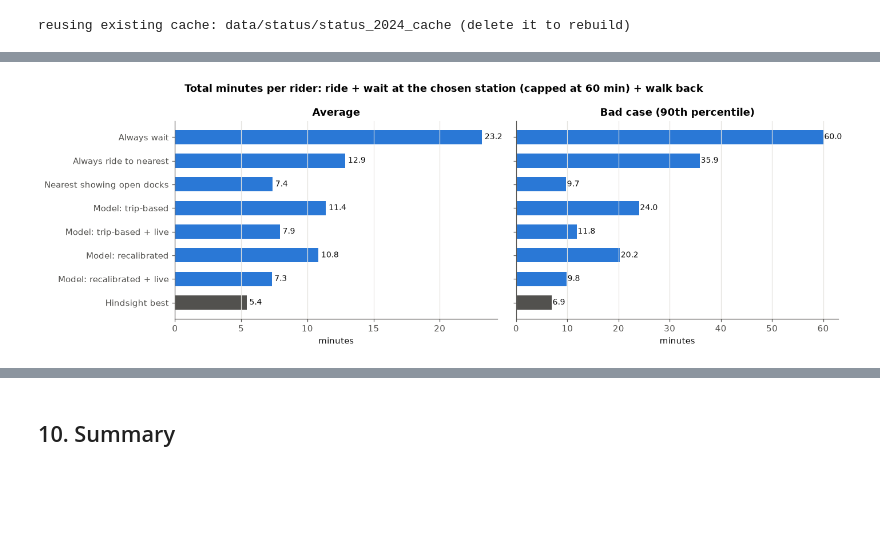
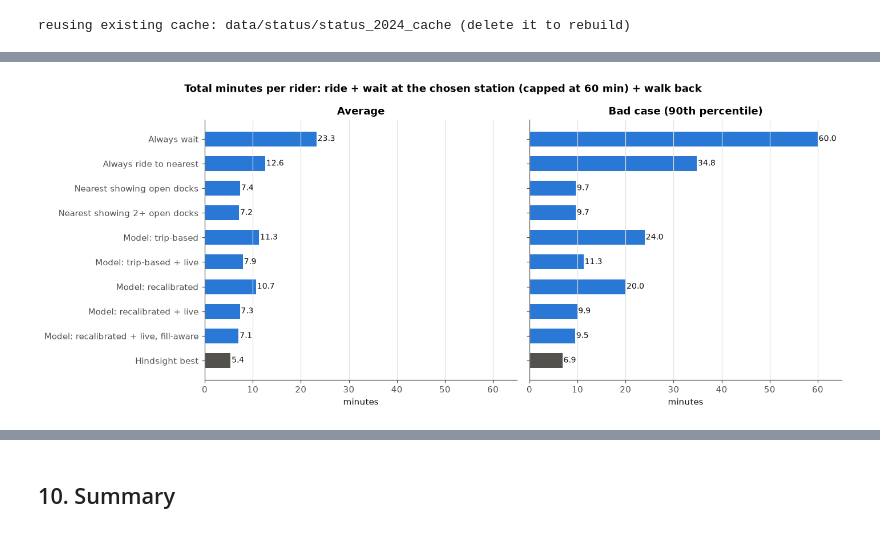
Before and after one commit to mzhou3299/citibike-demand-analysis-2024, a Jupyter notebook: Decision_model.ipynb, the cells around one changed output, grey strips where cells are left out. Cells and saved outputs as stored; diff of their text form; code cells hidden in the pictures; blank space fills up the shorter version.

```diff
--- a/Decision_model.ipynb
+++ b/Decision_model.ipynb
@@ -442,6 +462,8 @@ departures in train: 30,845,536   in test: 13,327,479
 YEAR_START = pd.Timestamp("2024-01-01")
 KEY_SCALE = 1_000_000
 
+# Keep the same NYC station population as the rate model.
+departure_times = departure_times[departure_times.isin(stations)]
 dep_station = pd.Categorical(departure_times.to_numpy(), categories=stations).codes.astype(np.int64)
 assert (dep_station >= 0).all(), "every departure should belong to a known station"
 dep_min = ((departure_times.index - YEAR_START) / pd.Timedelta(minutes=1)).to_numpy()
@@ -1299,10 +1430,12 @@ POLICIES = [
     "Always wait",
     "Always ride to nearest",
     "Nearest showing open docks",
+    "Nearest showing 2+ open docks",
     "Model: trip-based",
     "Model: trip-based + live",
     "Model: recalibrated",
     "Model: recalibrated + live",
+    "Model: recalibrated + live, fill-aware",
     "Hindsight best",
 ]
 
@@ -1343,6 +1476,8 @@ def replay_block(block, events):
     open_now = exists & (docks[station, decide] > 0)
     full_now = exists & (docks[station, decide] == 0)
     elapsed_now = np.where(full_now, STEP_MIN * (decide - prev_stop[station, decide] - 1), 0)
+    docks_now = docks[station, decide]
+    p_fill = fill_probability(docks_now, ride_steps, expected_arrivals_per_min(station, t0[:, None]))   # Section 9c
 
     # Each model's expected total time
     arrive_t = t0[:, None] + ride_min
@@ -1354,20 +1489,28 @@ def replay_block(block, events):
     p_full = np.column_stack([np.ones(n), np.nan_to_num(neighbor_full_given_full[s0])])   # without live data (Section 9a)
     W_trip = wait_if_full(None, np.zeros(options.shape))
     W_recal_no_live = wait_if_full(recal_params_no_live, np.zeros(options.shape))
-    W_recal_live = wait_if_full(recal_params, elapsed_now + ride_min)
+    # A station full now is assumed to stay full during the ride. One showing open docks that is full on arrival
+    # is treated as having just filled (zero minutes full so far).
+    W_recal_live = wait_if_full(recal_params, np.where(full_now, elapsed_now + ride_min, 0))
     expected_cost = {
         "Model: trip-based": travel_min + p_full * W_trip,
         "Model: trip-based + live": travel_min + np.where(open_now, 0, W_trip),
         "Model: recalibrated": travel_min + p_full * W_recal_no_live,
         "Model: recalibrated + live": travel_min + np.where(open_now, 0, W_recal_live),
+        "Model: recalibrated + live, fill-aware": travel_min + np.where(open_now, p_fill, 1.0) * W_recal_live,
     }
     expected_cost = {name: np.where(exists, cost, np.inf) for name, cost in expected_cost.items()}
 
-    has_open = open_now[:, 1:].any(axis=1)
+    def nearest_where(mask):
+        """Nearest candidate (in distance order) where mask is True; 0 = stay if there is none."""
+        return np.where(mask[:, 1:].any(axis=1), 1 + mask[:, 1:].argmax(axis=1), 0)
+
+    two_plus = open_now & (docks_now >= 2)
     choice = {
         "Always wait": np.zeros(n, dtype=int),
         "Always ride to nearest": np.where(exists[:, 1], 1, 0),
-        "Nearest showing open docks": np.where(has_open, 1 + open_now[:, 1:].argmax(axis=1), 0),
+        "Nearest showing open docks": nearest_where(open_now),
+        "Nearest showing 2+ open docks": np.where(two_plus[:, 1:].any(axis=1), nearest_where(two_plus), nearest_where(open_now)),
         **{name: cost.argmin(axis=1) for name, cost in expected_cost.items()},
         "Hindsight best": real_total.argmin(axis=1),
     }
@@ -1379,7 +1522,9 @@ def replay_block(block, events):
         result["moved: " + policy] = choice[policy] > 0
         result["unresolved: " + policy] = ~resolved[row, choice[policy]]
     detail = {"options": options, "exists": exists, "dist": dist, "ride_min": ride_min, "walk_min": walk_min,
-              "real_wait": real_wait, "open_now": open_now, "expected_recal_live": expected_cost["Model: recalibrated + live"]}
+              "real_wait": real_wait, "open_now": open_now, "expected_recal_live": expected_cost["Model: recalibrated + live"],
+              "expected_fill_aware": expected_cost["Model: recalibrated + live, fill-aware"], "docks_now": docks_now,
+              "travel_min": travel_min, "W_recal_live": W_recal_live, "p_fill": p_fill, "choice": np.column_stack([choice[p] for p in POLICIES])}
     return result[keep], {name: values[keep] for name, values in detail.items()}
 # %%
 replay_events = test_events.sample(min(N_REPLAY, len(test_events)), random_state=SEED)   # a uniform subsample stays uniform
@@ -1395,13 +1540,6 @@ for block_number, block in enumerate(test_blocks):   # not `b`: that name holds
 replay = pd.concat(replay_parts, ignore_index=True)
 print(f"{len(replay):,} of {len(replay_events):,} sampled full-station moments kept "
       f"(the rest had a candidate station out of service or not reporting during the hour)")
-
-
-def weighted_quantile(values, weights, q):
-    """The value below which a share q of the total weight falls."""
-    order = np.argsort(values)
-    cumulative = np.cumsum(weights[order]) / weights.sum()
-    return values[order][min(np.searchsorted(cumulative, q), len(values) - 1)]
 
 
 def summarize(replay, weights):
@@ -1422,11 +1560,11 @@ def summarize(replay, weights):
             "% rode on": 100 * np.average(replay["moved: " + policy].to_numpy(), weights=w),
             "mean minutes lost vs hindsight": np.average(total - best, weights=w),
         })
-    return pd.DataFrame(rows).set_index("rule").round(2)
+    return pd.DataFrame(rows).set_index("rule")
 
 
 decision_summary = summarize(replay, replay.rider_weight)                  # main result: per rider
 decision_summary_by_moment = summarize(replay, np.ones(len(replay)))       # every full-station moment counts the same
 print(f"Per rider: total minutes = ride + wait at the chosen station (capped at {MAX_WAIT_MIN}) + walk back")
-decision_summary
+decision_summary.round(2)
 # %% [output]
@@ -1460,22 +1704,24 @@ Per full-station moment (unweighted), for comparison:
 # %%
-fig, axes = plt.subplots(1, 2, figsize=(13, 4.4), sharey=True)
+fig, axes = plt.subplots(1, 2, figsize=(13, 5.4), sharey=True, sharex=True)
 order = decision_summary.index[::-1]
+comparison_xmax = np.ceil(decision_summary[["mean (min)", "90th pct (min)"]].to_numpy().max() / 10) * 10 + 5
 for ax, (metric, title) in zip(axes, [("mean (min)", "Average"), ("90th pct (min)", "Bad case (90th percentile)")]):
     values = decision_summary.loc[order, metric]
     colors = [INK_SECONDARY if rule == "Hindsight best" else SERIES_COLORS[0] for rule in order]
     ax.barh(order, values, color=colors, height=0.6)
     for y_pos, value in enumerate(values):
         ax.text(value + 0.2, y_pos, f"{value:.1f}", va="center", color=INK, fontsize=9)
     ax.set_title(title)
     ax.set_xlabel("minutes")
+    ax.set_xlim(0, comparison_xmax)
     ax.grid(axis="y", visible=False)
 fig.suptitle(f"Total minutes per rider: ride + wait at the chosen station (capped at {MAX_WAIT_MIN} min) + walk back",
              fontweight="bold")
 plt.tight_layout()
 plt.savefig(f"{FIG_DIR}/decision_rules_comparison.png", dpi=150, bbox_inches="tight")
 plt.show()
 # %% [output]
-[figure, old version]
+[figure, new version]
 # %%
 # Does the best rule depend on the time of day? Rider-weighted mean minutes (waits capped at 60) per rule and period
 rider_w = replay.rider_weight
```
Also changed, not shown: parts of 57 cells of this notebook, 11 other files.
